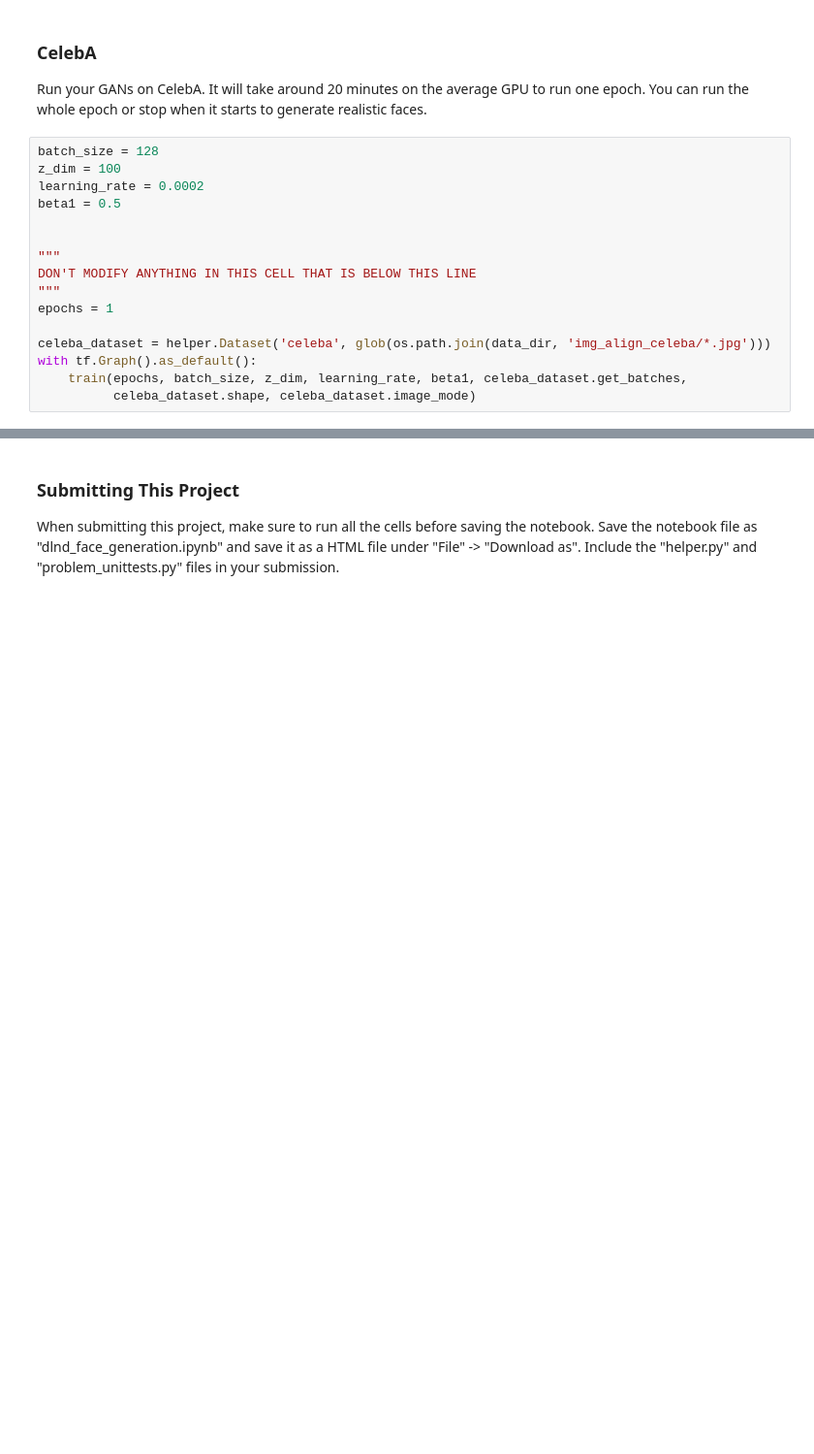
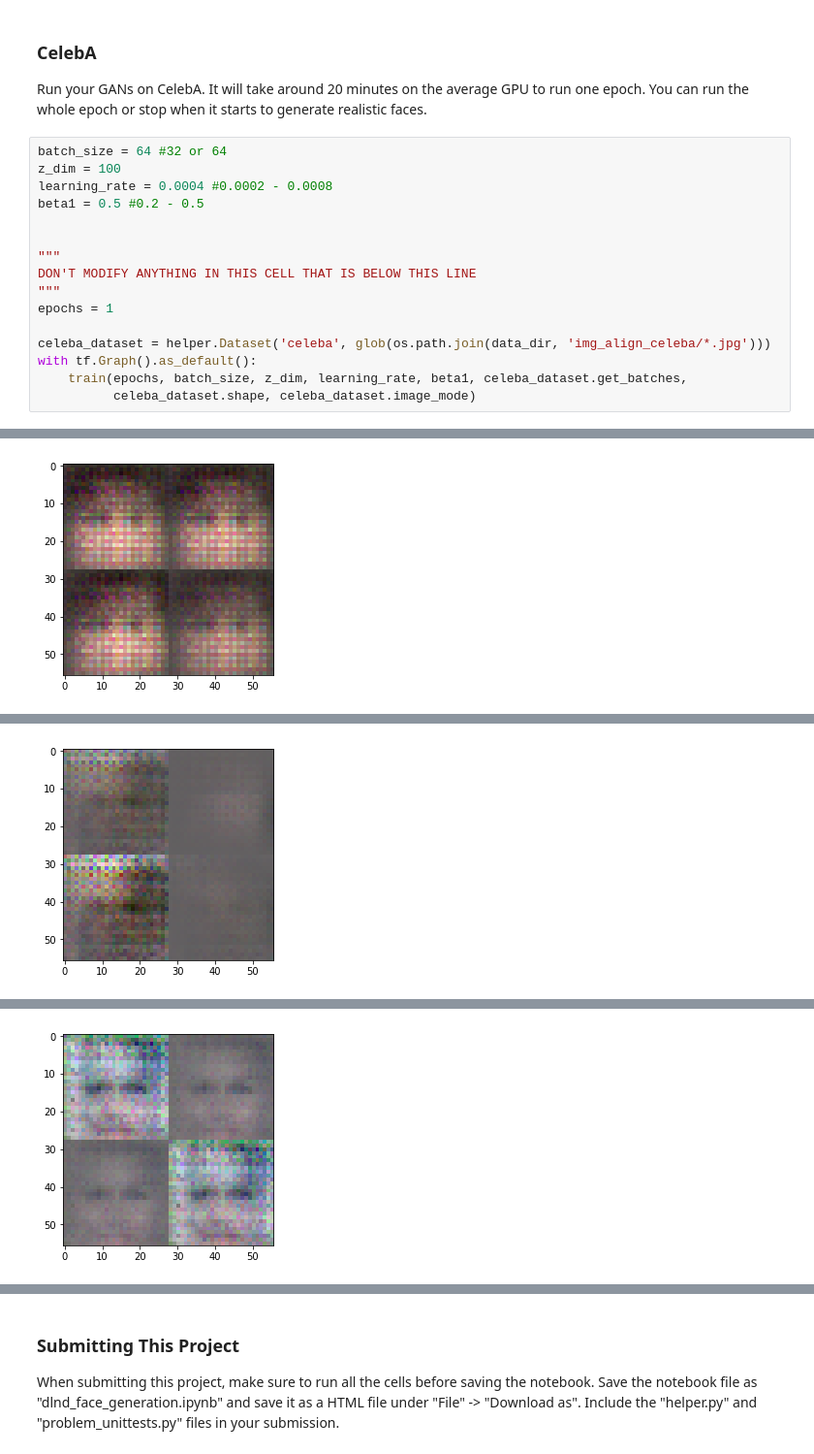
Before and after one commit to tituslungu/DLND_Project5_Face_Generation_GANs, a Jupyter notebook: dlnd_face_generation.ipynb, the cells around one changed output, grey strips where cells are left out. Shown at 97% size. Drawn from its saved outputs; the diff is of its cells as text; blank space fills up the shorter version.

```diff
--- a/dlnd_face_generation.ipynb
+++ b/dlnd_face_generation.ipynb
@@ -391,10 +410,10 @@ ValueError: Trying to share variable generator/conv2d_transpose_2/kernel, but sp
 ### CelebA
 Run your GANs on CelebA.  It will take around 20 minutes on the average GPU to run one epoch.  You can run the whole epoch or stop when it starts to generate realistic faces.
 # %%
-batch_size = 128
+batch_size = 64 #32 or 64
 z_dim = 100
-learning_rate = 0.0002
-beta1 = 0.5
+learning_rate = 0.0004 #0.0002 - 0.0008
+beta1 = 0.5 #0.2 - 0.5
 
 
 """
@@ -406,3 +425,4 @@ celeba_dataset = helper.Dataset('celeba', glob(os.path.join(data_dir, 'img_align
 with tf.Graph().as_default():
     train(epochs, batch_size, z_dim, learning_rate, beta1, celeba_dataset.get_batches,
           celeba_dataset.shape, celeba_dataset.image_mode)
+# %% [output]
@@ -408,0 +430 @@ with tf.Graph().as_default():
+[figure, added]
@@ -408,0 +432 @@ with tf.Graph().as_default():
+[figure, added]
@@ -408,0 +434 @@ with tf.Graph().as_default():
+[figure, added]
```
Also changed, not shown: parts of 7 cells of this notebook, 4 other files.
